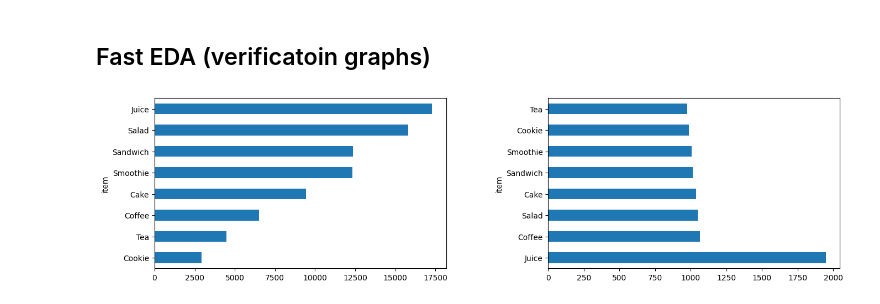
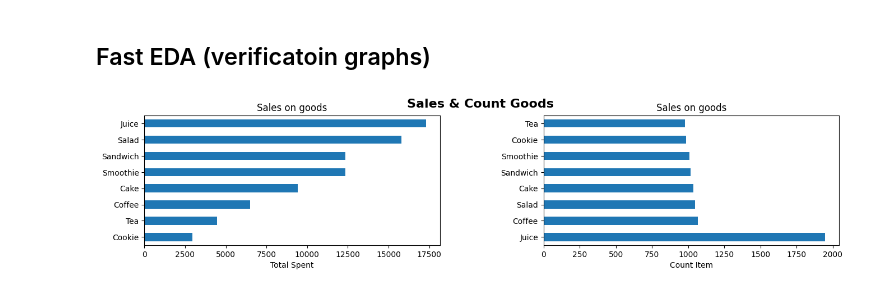
Before and after one commit to Wilson1994/Analysis_Cafe_Sales, a Jupyter notebook: EDA_cafe_sales.ipynb, the cells around one changed output. Cells and saved outputs as stored; diff of their text form; code cells hidden in the pictures.

```diff
--- a/EDA_cafe_sales.ipynb
+++ b/EDA_cafe_sales.ipynb
@@ -246,7 +251,7 @@ dtype: object
 # Extracring time signatures
 df['year'] = df['transaction_date'].dt.year.astype('Int64')
 df['month'] = df['transaction_date'].dt.month.astype('Int64')
-df['month_name'] = df['transaction_date'].dt.strftime('%m')
+df['month_name'] = df['transaction_date'].dt.strftime('%B')
 
 df['weekday'] = df['transaction_date'].dt.day_name()
 df['week'] = df['transaction_date'].dt.isocalendar().week.astype('Int64')
@@ -539,18 +544,27 @@ df.head()
 # %% [markdown]
 ## Fast EDA (verificatoin graphs)
 # %%
-fig, axes = plt.subplots(1, 2, figsize=(16, 4))
-fig.suptitle("")
+# Sales & Count goods
+
+fig, axes = plt.subplots(1, 2, figsize=(16, 3))
+fig.suptitle("Sales & Count Goods", fontsize=16, fontweight='bold')
 plt.subplots_adjust(hspace=0.45, wspace=0.35)
 
 # total_spent per item
+
 ax = axes[0]
 df.groupby('item')['total_spent'].sum().sort_values().plot(kind='barh', ax=ax)
+ax.set_title("Sales on goods")
+ax.set_xlabel("Total Spent")
+ax.set_ylabel("")
 
 # count per item
 ax = axes[1]
 df['item'].value_counts().plot(kind='barh', ax=ax)
+ax.set_title("Sales on goods")
+ax.set_xlabel("Count Item")
+ax.set_ylabel("")
 
 plt.show()
 # %% [output]
-[figure, old version]
+[figure, new version]
```
Also changed, not shown: parts of 10 cells of this notebook.
